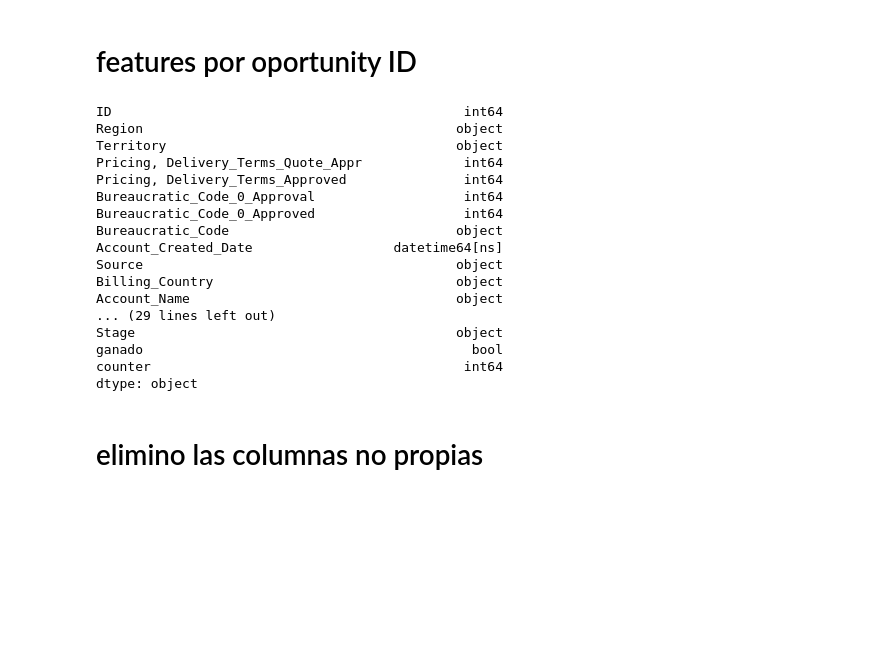
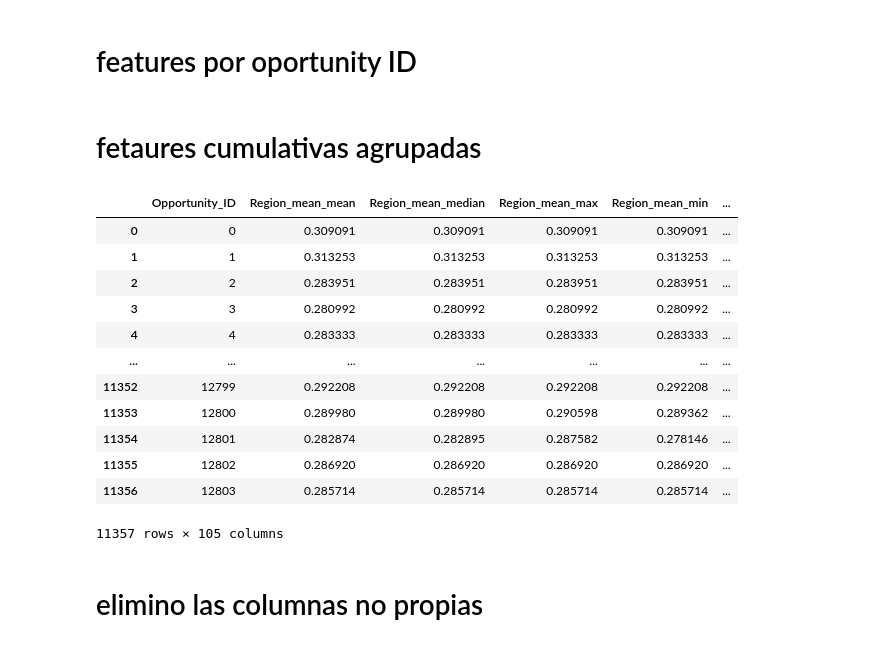
Before and after one commit to nazar9318/datos-tp2-2c2020, a Jupyter notebook: features_lucas_1.ipynb, the cells around one changed output. Saved outputs shown, nothing was run; the diff lists cells and outputs as text; code cells hidden in the pictures; blank space fills up the shorter version.

```diff
--- a/features_lucas_1.ipynb
+++ b/features_lucas_1.ipynb
@@ -241,5 +254,5 @@ Length: 321, dtype: object
 # %%
-dataset_merge['acount_age'] = dataset_merge['Opportunity_Created_Date'] - dataset_merge['Account_Created_Date']
+dataset_merge['acount_age'] = (dataset_merge['Opportunity_Created_Date'] - dataset_merge['Account_Created_Date']).dt.days
 # %% [markdown]
 # features por oportunity ID
 # %%
@@ -260,23 +273,29 @@ level_1 = features_num.columns.get_level_values(1)
 features_num.columns = level_0 + '_' + level_1
 features_num.reset_index()
 dataset_merge = dataset_merge.join(features_num, on= 'Opportunity_ID', how = 'left')
-# %%
-dataset.dtypes
-# %% [output]
-ID                                             int64
-Region                                        object
-Territory                                     object
-Pricing, Delivery_Terms_Quote_Appr             int64
-Pricing, Delivery_Terms_Approved               int64
-Bureaucratic_Code_0_Approval                   int64
-Bureaucratic_Code_0_Approved                   int64
-Bureaucratic_Code                             object
-Account_Created_Date                  datetime64[ns]
-Source                                        object
-Billing_Country                               object
-Account_Name                                  object
-... (29 lines left out)
-Stage                                         object
-ganado                                          bool
-counter                                        int64
-dtype: object
+# %% [markdown]
+# fetaures cumulativas agrupadas
+# %%
+features= ['mean','median', 'max', 'min']
+dataset_mean_ecoding = dataset_merge[columnas_generadas_generadas]
+features_num_mean= dataset_mean_ecoding.groupby('Opportunity_ID').agg(features)
+level_0 = features_num_mean.columns.get_level_values(0)
+level_1 = features_num_mean.columns.get_level_values(1)
+features_num_mean.columns = level_0 + '_' + level_1
+features_num_mean.reset_index()
+
+#dataset_merge = dataset_merge.join(features_num, on= 'Opportunity_ID', how = 'left')
+# %% [output]
+|  | Opportunity_ID | Region_mean_mean | Region_mean_median | Region_mean_max | Region_mean_min | ... |
+| 0 | 0 | 0.309091 | 0.309091 | 0.309091 | 0.309091 | ... |
+| 1 | 1 | 0.313253 | 0.313253 | 0.313253 | 0.313253 | ... |
+| 2 | 2 | 0.283951 | 0.283951 | 0.283951 | 0.283951 | ... |
+| 3 | 3 | 0.280992 | 0.280992 | 0.280992 | 0.280992 | ... |
+| 4 | 4 | 0.283333 | 0.283333 | 0.283333 | 0.283333 | ... |
+| ... | ... | ... | ... | ... | ... | ... |
+| 11352 | 12799 | 0.292208 | 0.292208 | 0.292208 | 0.292208 | ... |
+| 11353 | 12800 | 0.289980 | 0.289980 | 0.290598 | 0.289362 | ... |
+| 11354 | 12801 | 0.282874 | 0.282895 | 0.287582 | 0.278146 | ... |
+| 11355 | 12802 | 0.286920 | 0.286920 | 0.286920 | 0.286920 | ... |
+| 11356 | 12803 | 0.285714 | 0.285714 | 0.285714 | 0.285714 | ... |
+11357 rows × 105 columns
```
Also changed, not shown: parts of 17 cells of this notebook, 2 other files.
